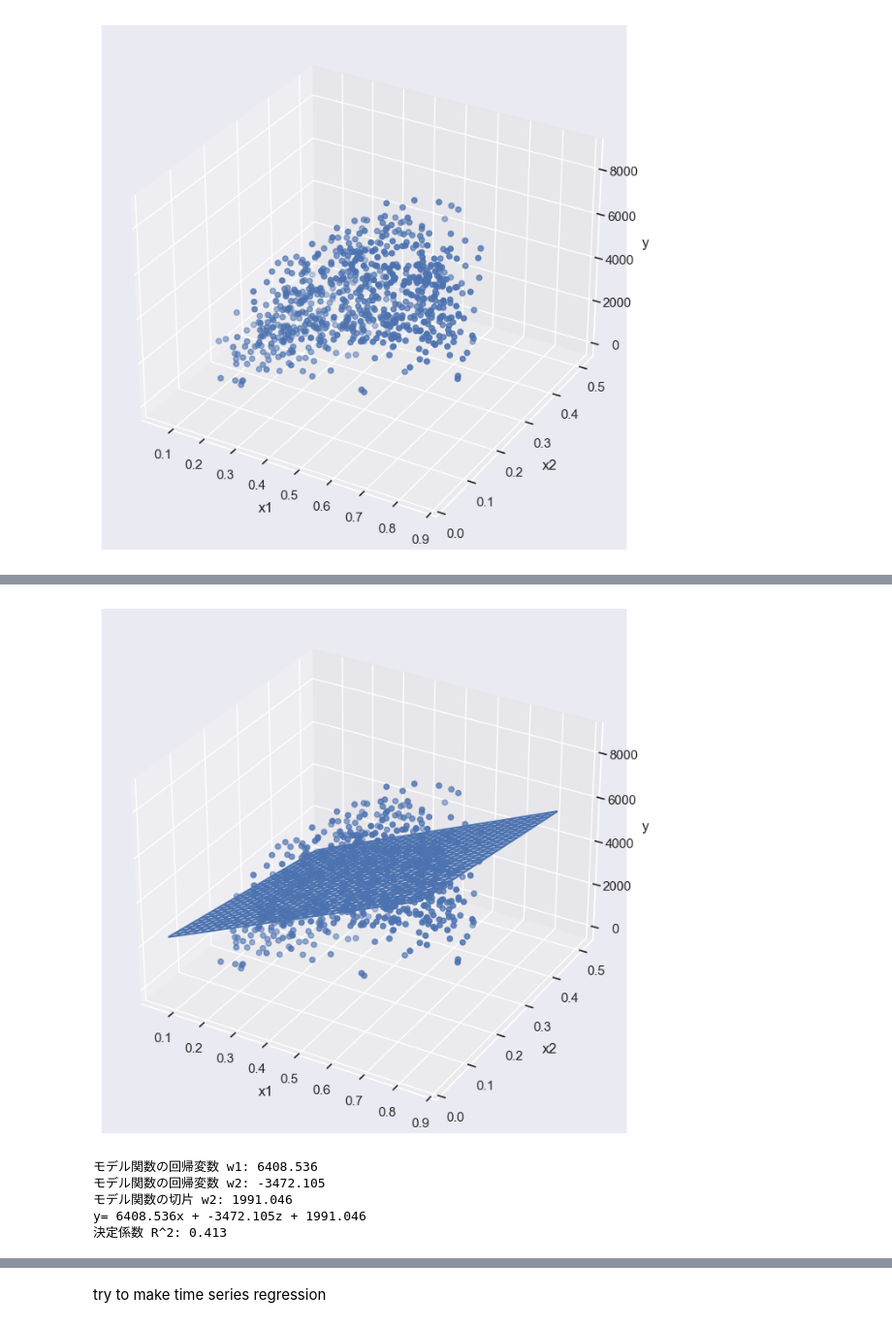
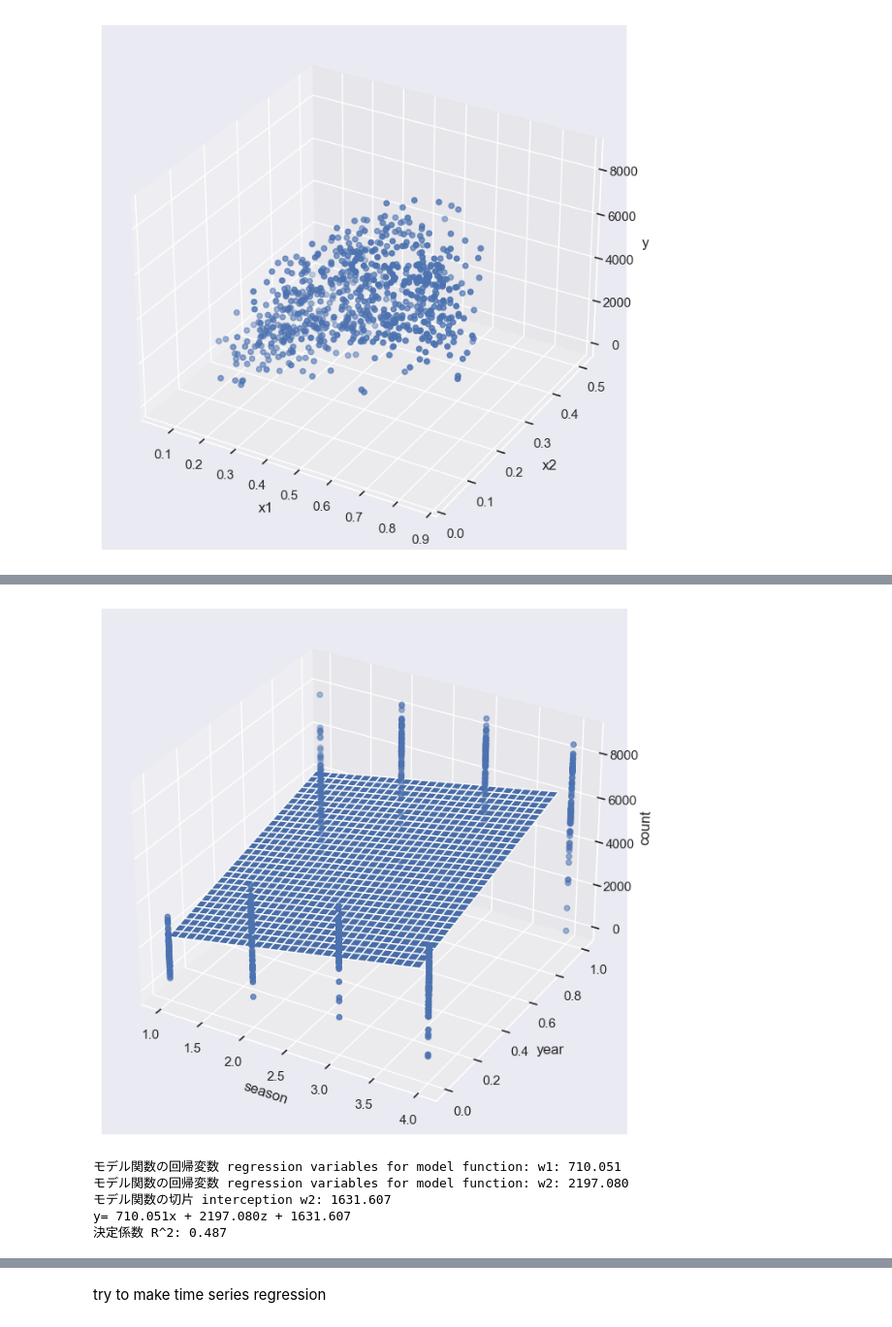
Before and after one commit to satomi26/Project-3-capital-bike-share, a Jupyter notebook: bike_linear_regression.ipynb, the cells around one changed output, grey strips where cells are left out. Shown at 97% size. Cells and saved outputs as stored; diff of their text form; code cells hidden in the pictures.

```diff
--- a/bike_linear_regression.ipynb
+++ b/bike_linear_regression.ipynb
@@ -1194,45 +1181,50 @@ plt.show()
 # %%
-X = df_day[["temp", "windspeed"]]
+X = df_day[["season", "yr"]]
 y = df_day["cnt"]
-x1 = df_day["temp"]
-x2 = df_day["windspeed"]
+x1 = df_day["season"]
+x2 = df_day["yr"]
 
 # 回帰分析を実行
 model_lr = LinearRegression()
 model_lr.fit(X, y)
 model_lr.coef_ # 係数
 a1, a2 = model_lr.coef_ # 係数を代入
 b = model_lr.intercept_ # 切片
 
 fig = plt.figure(figsize=(8,8))
 ax = fig.add_subplot(111, projection='3d')
 
-# 散布図とラベルの設定
+# 散布図とラベルの設定 scatterplot and labeling
 ax.scatter3D(x1, x2, y)
 ax.set_xlabel("x1")
 ax.set_ylabel("x2")
 ax.set_zlabel("y")
 
-# 回帰平面の描画
+colors = sns.color_palette("muted")
+# 回帰平面の描画 drawing regression plane
 mesh_x1 = np.arange(x1.min(), x1.max(), (x1.max()-x1.min())/30)
-
 mesh_x2 = np.arange(x2.min(), x2.max(), (x2.max()-x2.min())/30)
 mesh_x1, mesh_x2 = np.meshgrid(mesh_x1, mesh_x2)
 mesh_y = a1*mesh_x1 + a2*mesh_x2 + b
-ax.plot_wireframe(mesh_x1, mesh_x2, mesh_y)
+#ax.plot_wireframe(mesh_x1, mesh_x2, mesh_y)
+ax.plot_surface(mesh_x1, mesh_x2, mesh_y)
+ax.set_xlabel('season')
+ax.set_ylabel('year')
+ax.set_zlabel('count')
 plt.show()
 
-print('モデル関数の回帰変数 w1: %.3f' %a1)
-print('モデル関数の回帰変数 w2: %.3f' %a2)
-print('モデル関数の切片 w2: %.3f' %b)
+print('モデル関数の回帰変数 regression variables for model function: w1: %.3f' %a1)
+print('モデル関数の回帰変数 regression variables for model function: w2: %.3f' %a2)
+print('モデル関数の切片 interception w2: %.3f' %b)
 print('y= %.3fx + %.3fz + %.3f' % (a1, a2 , model_lr.intercept_))
 print('決定係数 R^2: %.3f'%model_lr.score(X, y))
 
-# I got an error, saying float object is not subscriptable. then i stopped using index numbers. then it works. https://www.stechies.com/typeerror-float-object-not-subscriptable/#:~:text=This%20error%20occurs%20when%20we,are%20strings%2C%20lists%2C%20dictionaries.
+# I got an error, saying float object is not subscriptable. then i stopped using index numbers. then it works.
+# \https://www.stechies.com/typeerror-float-object-not-subscriptable/#:~:text=This%20error%20occurs%20when%20we,are%20strings%2C%20lists%2C%20dictionaries.
 # %% [output]
-[figure, old version]
+[figure, new version]
-モデル関数の回帰変数 w1: 6408.536
-モデル関数の回帰変数 w2: -3472.105
-モデル関数の切片 w2: 1991.046
-y= 6408.536x + -3472.105z + 1991.046
-決定係数 R^2: 0.413
+モデル関数の回帰変数 regression variables for model function: w1: 710.051
+モデル関数の回帰変数 regression variables for model function: w2: 2197.080
+モデル関数の切片 interception w2: 1631.607
+y= 710.051x + 2197.080z + 1631.607
+決定係数 R^2: 0.487
```
Also changed, not shown: parts of 16 cells of this notebook.
